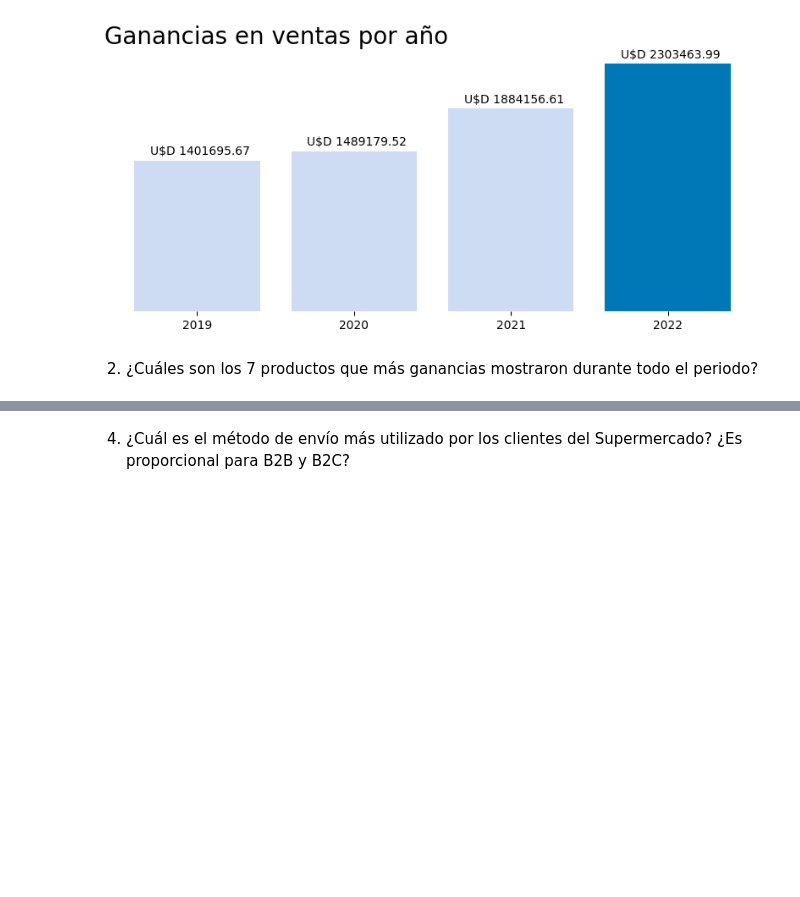
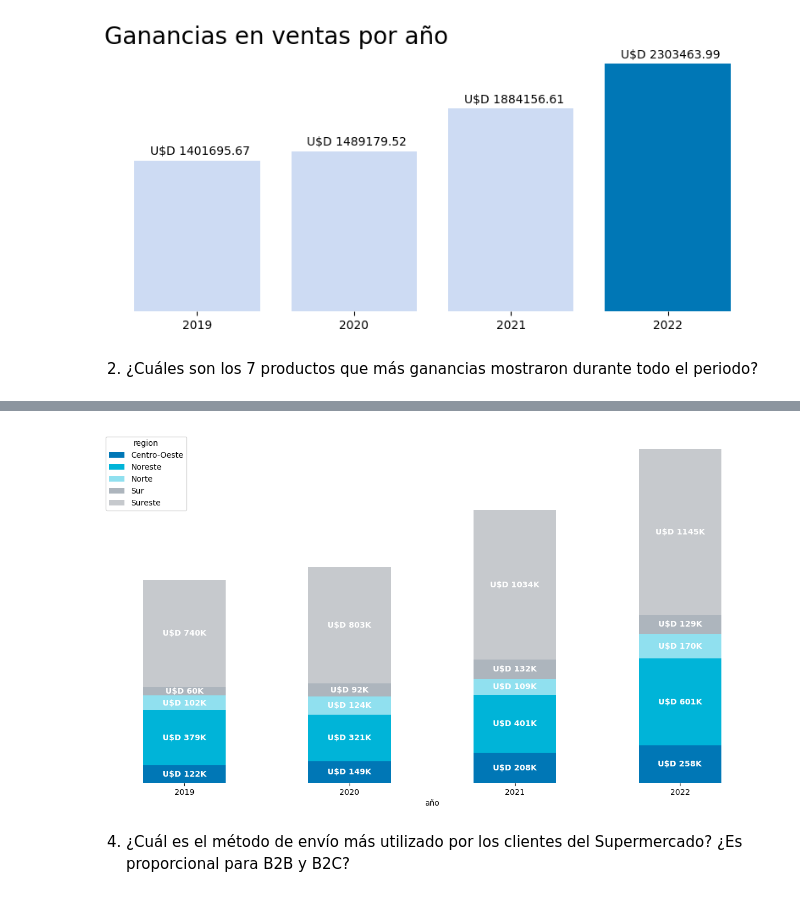
Before and after one commit to pabloing93/supermarket-sales-analysis, a Jupyter notebook: Supermarket_Sales_Analysis.ipynb, the cells around one changed output, grey strips where cells are left out. Cells and saved outputs as stored; diff of their text form; code cells hidden in the pictures; blank space fills up the shorter version.

Commit message:
Pregunta 3 finalizada y pregunta 2 estilizada

```diff
--- a/Supermarket_Sales_Analysis.ipynb
+++ b/Supermarket_Sales_Analysis.ipynb
@@ -124,3 +111,32 @@ df_ventas_limpio
+# %%
+#Code here
+def pregunta_3():
+  #Preparamos los datos
+  import math
+  global df_ventas_limpio
+  df_ventas_anos_region = df_ventas_limpio[['fecha_pedido', 'region', 'total_venta']].copy()
+  df_ventas_anos_region['año'] = df_ventas_anos_region['fecha_pedido'].dt.year
+  df_ventas_anos_region.drop('fecha_pedido', axis=1, inplace=True)
+  columna = df_ventas_anos_region['año']
+  fila = df_ventas_anos_region['region']
+  total_venta = df_ventas_anos_region['total_venta']
+  df_ventas_anos_region = pd.crosstab(columna, fila, values=total_venta, aggfunc='sum')
+  #Graficamos
+  colores=['#0077b6', '#00b4d8', '#90e0ef', '#adb5bd', '#C6C9CD']
+  ax = df_ventas_anos_region.plot(kind='bar', stacked=True, figsize=(15,8), color=colores)
+  plt.xticks(rotation=0)
+  for container in ax.containers:
+    labels = []
+    for valor in container:
+      labels.append(f'U$D {math.ceil(round(valor.get_height(), -3))}'[:-3]+'K')
+    ax.bar_label(container, labels=labels, label_type='center', color='white', fontweight='bold')
+
+  plt.box(False)
+  plt.gca().yaxis.set_visible(False)
+
+pregunta_3()
+# %% [output]
+[figure, added]
 # %% [markdown]
 4. ¿Cuál es el método de envío más utilizado por los clientes del Supermercado? ¿Es proporcional para B2B y B2C?
 # %%
```
Also changed, not shown: parts of 3 cells of this notebook.
